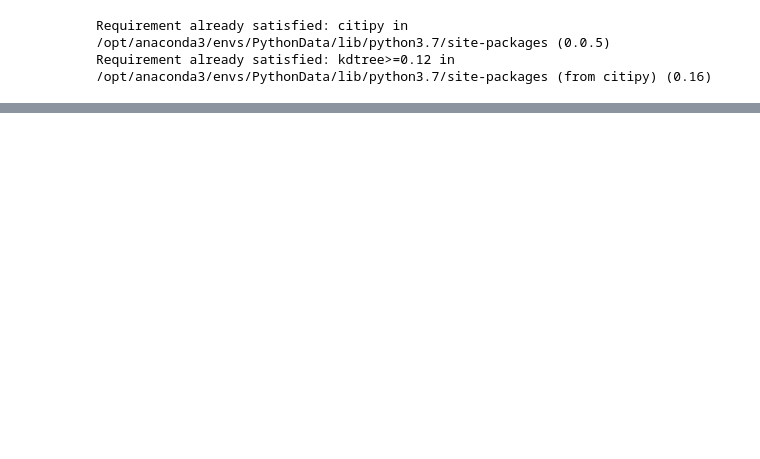
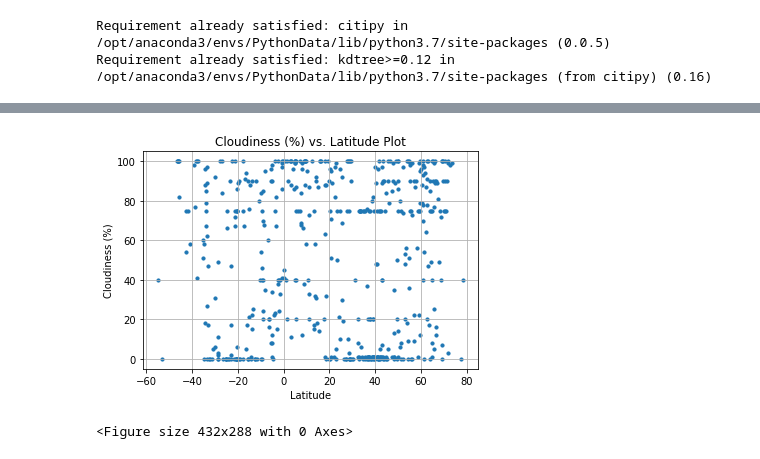
Before and after one commit to althea1900/python-api-challenge, a Jupyter notebook: WeatherPy/WeatherPy.ipynb, the cells around one changed output, grey strips where cells are left out. Saved outputs shown, nothing was run; the diff lists cells and outputs as text; code cells hidden in the pictures; blank space fills up the shorter version.

```diff
--- a/WeatherPy/WeatherPy.ipynb
+++ b/WeatherPy/WeatherPy.ipynb
@@ -150,0 +172,18 @@ FileNotFoundError: [Errno 2] No such file or directory: 'Plots/Temp_vs_Latitude.
+# %%
+# Cloudiness (%) vs. Latitude Plot
+plt.scatter(city_weather_df ["Latitude"], city_weather_df ["Cloudiness"], marker="o", s=10)
+
+# plot labels, x and y
+plt.title("Cloudiness (%) vs. Latitude Plot")
+plt.ylabel("Cloudiness (%)")
+plt.xlabel("Latitude")
+plt.grid(True)
+
+# Show plot
+plt.show()
+
+# Save the figure
+plt.savefig("Plots/Cloudiness_vs_Latitude.png")
+# %% [output]
+[figure, added]
+<Figure size 432x288 with 0 Axes>
```
Also changed, not shown: parts of 10 cells of this notebook, 4 other files.
